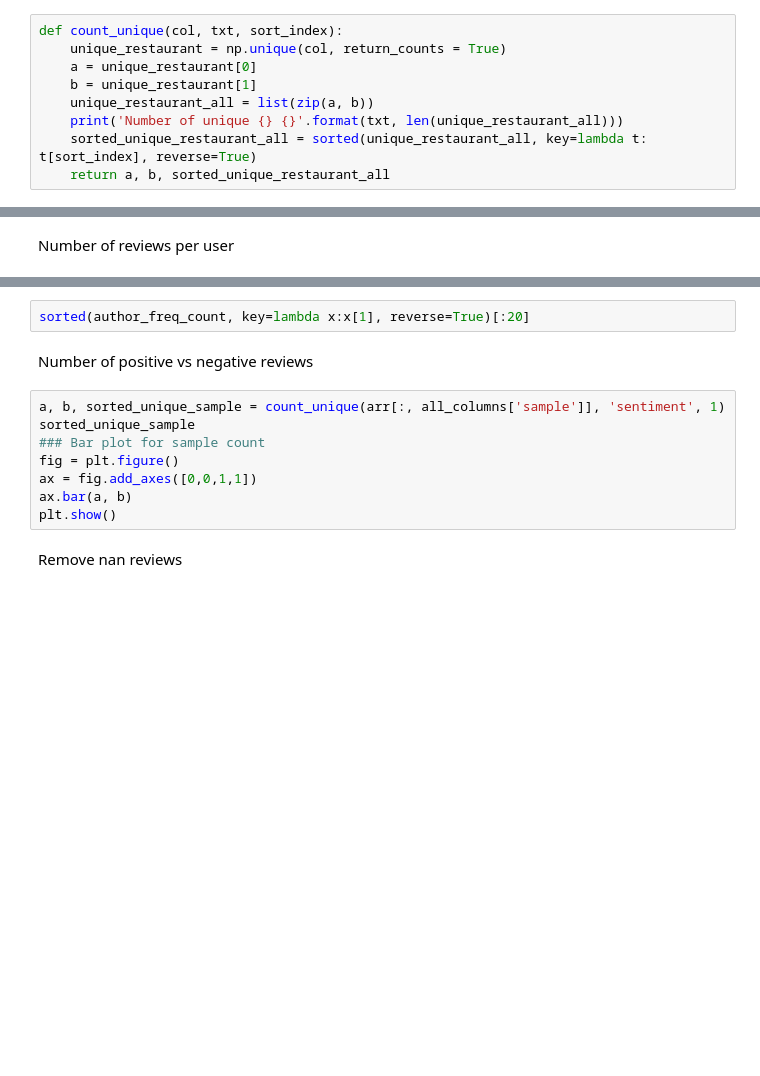
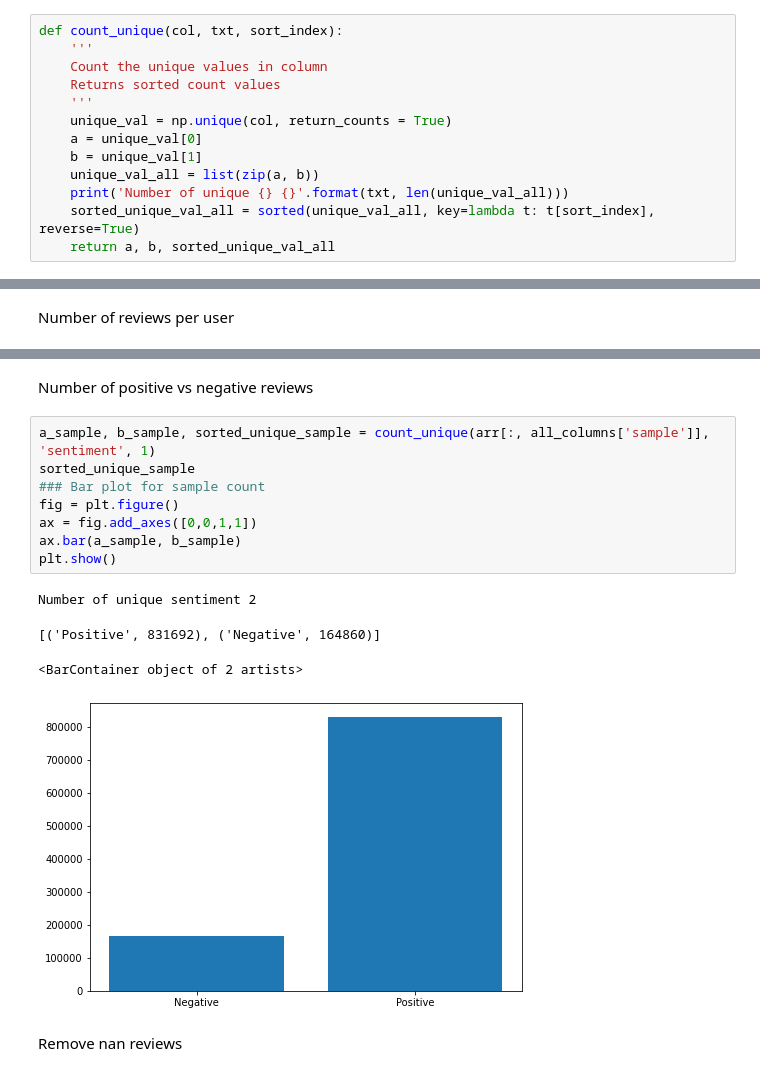
Before and after one commit to mudita11/Covid-visual, a Jupyter notebook: CWT_CaseStudy.ipynb, the cells around one changed output, grey strips where cells are left out. Drawn from its saved outputs; the diff is of its cells as text; blank space fills up the shorter version.

```diff
--- a/CWT_CaseStudy.ipynb
+++ b/CWT_CaseStudy.ipynb
@@ -28,12 +52,16 @@ pd.options.display.max_columns = 50
 # %%
 def count_unique(col, txt, sort_index):
-    unique_restaurant = np.unique(col, return_counts = True)
-    a = unique_restaurant[0]
-    b = unique_restaurant[1]
-    unique_restaurant_all = list(zip(a, b))
-    print('Number of unique {} {}'.format(txt, len(unique_restaurant_all)))
-    sorted_unique_restaurant_all = sorted(unique_restaurant_all, key=lambda t: t[sort_index], reverse=True)
-    return a, b, sorted_unique_restaurant_all
+    '''
+    Count the unique values in column
+    Returns sorted count values
+    '''
+    unique_val = np.unique(col, return_counts = True)
+    a = unique_val[0]
+    b = unique_val[1]
+    unique_val_all = list(zip(a, b))
+    print('Number of unique {} {}'.format(txt, len(unique_val_all)))
+    sorted_unique_val_all = sorted(unique_val_all, key=lambda t: t[sort_index], reverse=True)
+    return a, b, sorted_unique_val_all
 # %%
 df = pd.read_csv('London_reviews.csv', header=None)
 # %%
@@ -166,15 +196,18 @@ KeyboardInterrupt: ignored
-# %%
-sorted(author_freq_count, key=lambda x:x[1], reverse=True)[:20]
 # %% [markdown]
 Number of positive vs negative reviews
 # %%
-a, b, sorted_unique_sample = count_unique(arr[:, all_columns['sample']], 'sentiment', 1)
+a_sample, b_sample, sorted_unique_sample = count_unique(arr[:, all_columns['sample']], 'sentiment', 1)
 sorted_unique_sample
 ### Bar plot for sample count
 fig = plt.figure()
 ax = fig.add_axes([0,0,1,1])
-ax.bar(a, b)
+ax.bar(a_sample, b_sample)
 plt.show()
+# %% [output]
+Number of unique sentiment 2
+[('Positive', 831692), ('Negative', 164860)]
+<BarContainer object of 2 artists>
+[figure, added]
 # %% [markdown]
 Remove nan reviews
 # %%
```
Also changed, not shown: parts of 22 cells of this notebook.
